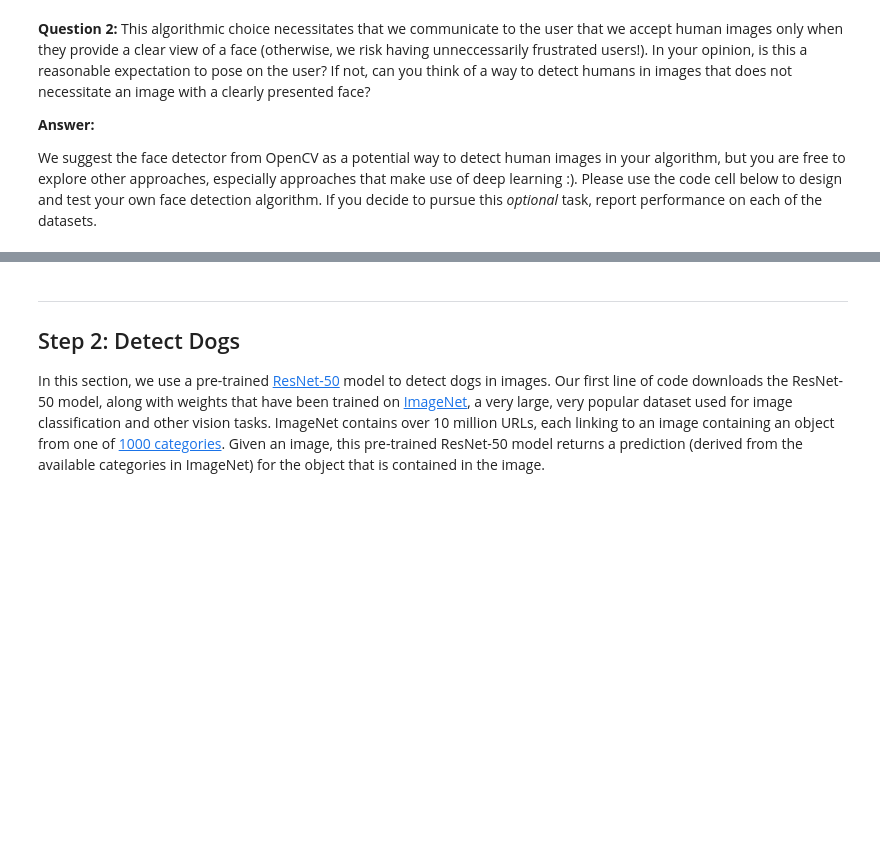
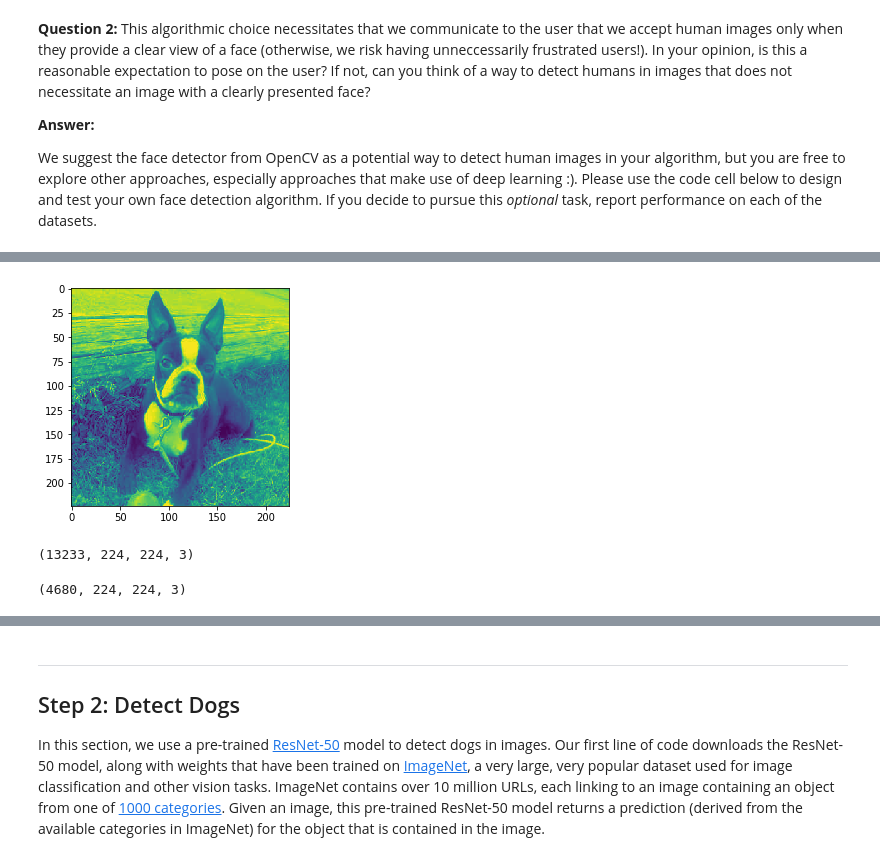
Before and after one commit to AntiTyping/udacity-machine-learning, a Jupyter notebook: dog-project/dog_app.ipynb, the cells around one changed output, grey strips where cells are left out. Cells and saved outputs as stored; diff of their text form; code cells hidden in the pictures; blank space fills up the shorter version.

```diff
--- a/dog-project/dog_app.ipynb
+++ b/dog-project/dog_app.ipynb
@@ -204,0 +279,14 @@ We suggest the face detector from OpenCV as a potential way to detect human imag
+# %%
+face_dog_data = paths_to_tensor2(train_files[2000:]).astype('float32')/255
+# %%
+display_image2(face_dog_data[0])
+# %% [output]
+[figure, added]
+# %%
+face_human_data.shape
+# %% [output]
+(13233, 224, 224, 3)
+# %%
+face_dog_data.shape
+# %% [output]
+(4680, 224, 224, 3)
```
Also changed, not shown: parts of 42 cells of this notebook, 1 other file.
